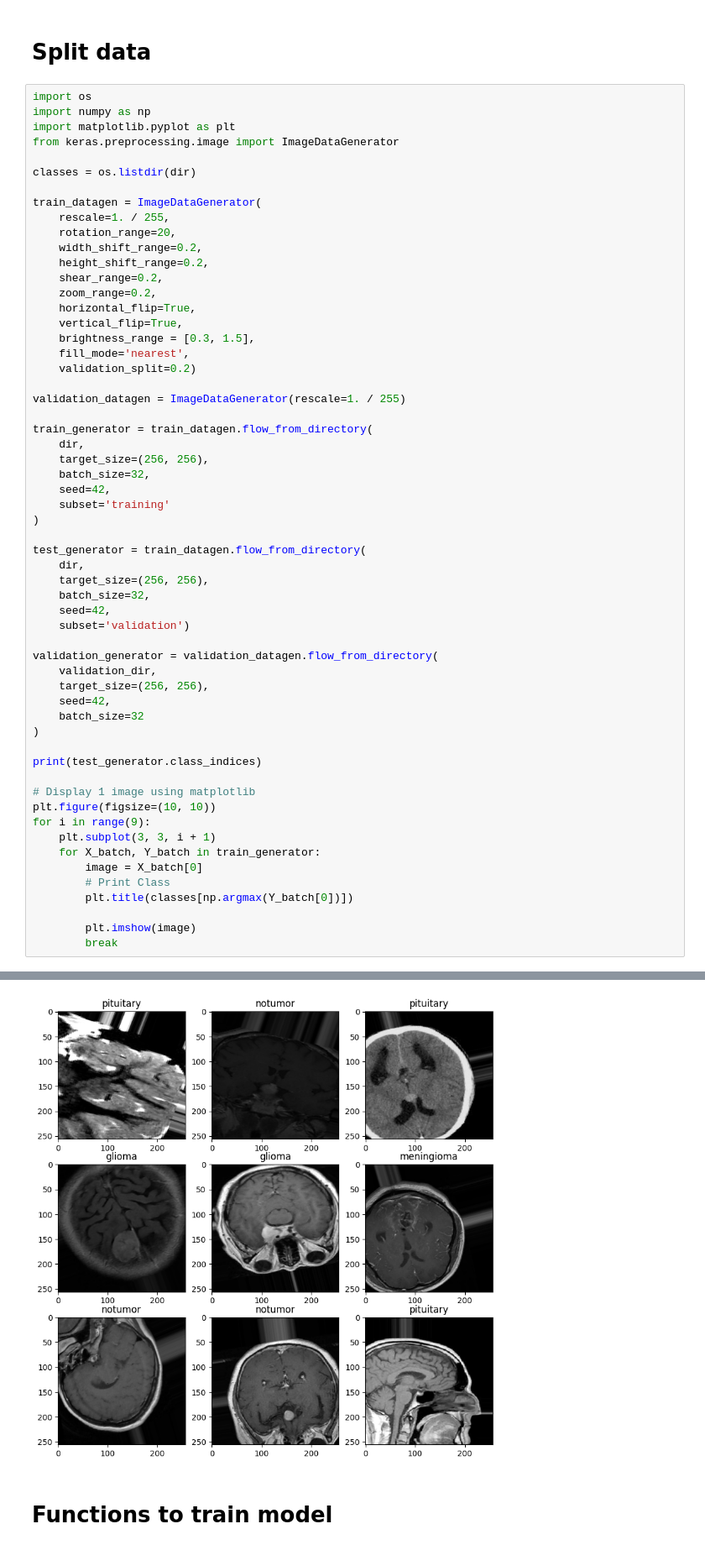
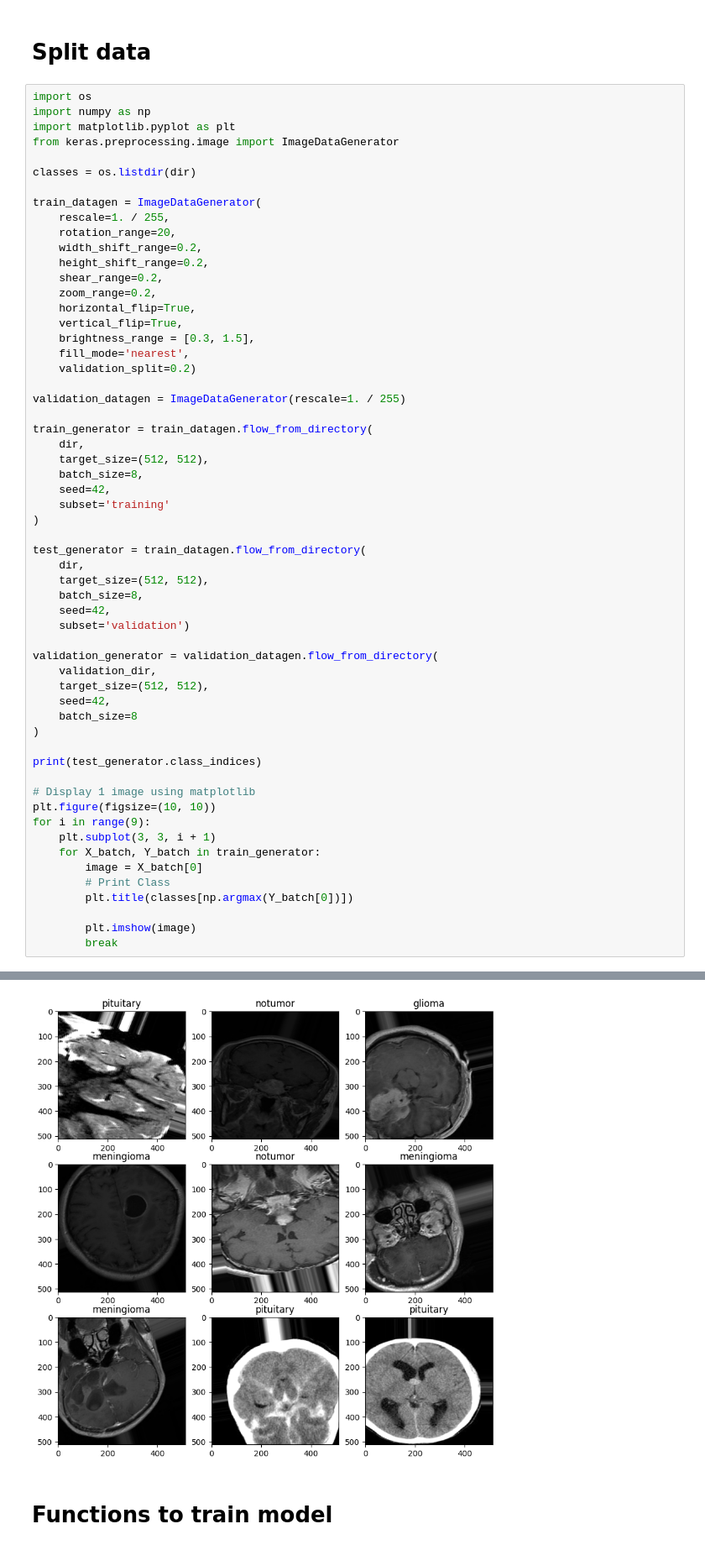
Before and after one commit to Devoalda/CSC3109_Brain_MRI_Classification, a Jupyter notebook: notebooks/Denoised_Dataset_Notebooks/resnet50.ipynb, the cells around one changed output, grey strips where cells are left out. Shown at 84% size. Saved outputs shown, nothing was run; the diff lists cells and outputs as text.

```diff
--- a/notebooks/Denoised_Dataset_Notebooks/resnet50.ipynb
+++ b/notebooks/Denoised_Dataset_Notebooks/resnet50.ipynb
@@ -158,45 +158,45 @@ validation_datagen = ImageDataGenerator(rescale=1. / 255)
 
 train_generator = train_datagen.flow_from_directory(
     dir,
-    target_size=(256, 256),
-    batch_size=32,
+    target_size=(512, 512),
+    batch_size=8,
     seed=42,
     subset='training'
 )
 
 test_generator = train_datagen.flow_from_directory(
     dir,
-    target_size=(256, 256),
-    batch_size=32,
+    target_size=(512, 512),
+    batch_size=8,
     seed=42,
     subset='validation')
 
 validation_generator = validation_datagen.flow_from_directory(
     validation_dir,
-    target_size=(256, 256),
+    target_size=(512, 512),
     seed=42,
-    batch_size=32
+    batch_size=8
 )
 
 print(test_generator.class_indices)
 
 # Display 1 image using matplotlib
 plt.figure(figsize=(10, 10))
 for i in range(9):
     plt.subplot(3, 3, i + 1)
     for X_batch, Y_batch in train_generator:
         image = X_batch[0]
         # Print Class
         plt.title(classes[np.argmax(Y_batch[0])])
 
         plt.imshow(image)
         break
 # %% [output]
 Found 384 images belonging to 4 classes.
 Found 96 images belonging to 4 classes.
 Found 1311 images belonging to 4 classes.
 {'glioma': 0, 'meningioma': 1, 'notumor': 2, 'pituitary': 3}
-[figure, old version]
+[figure, new version]
 # %% [markdown]
 # Functions to train model
 # %%
```
Also changed, not shown: parts of 6 cells of this notebook.
